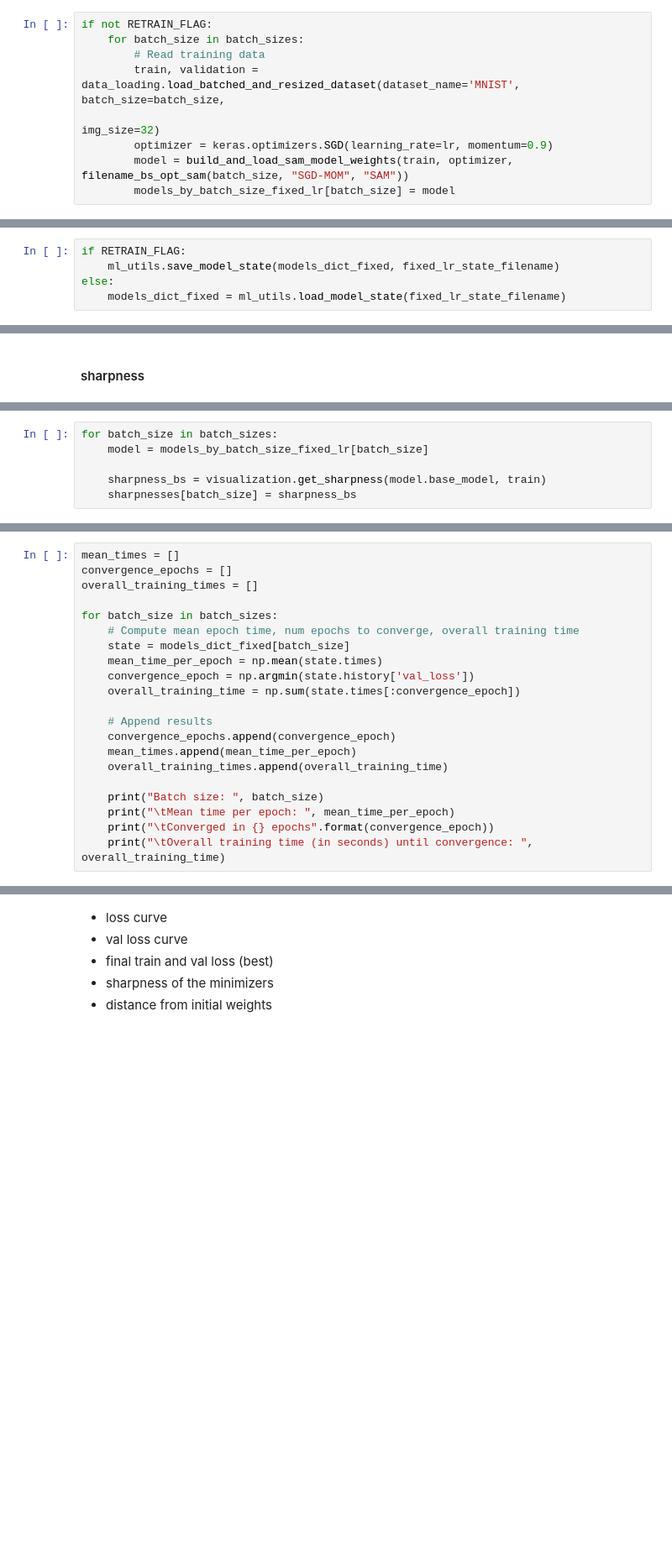
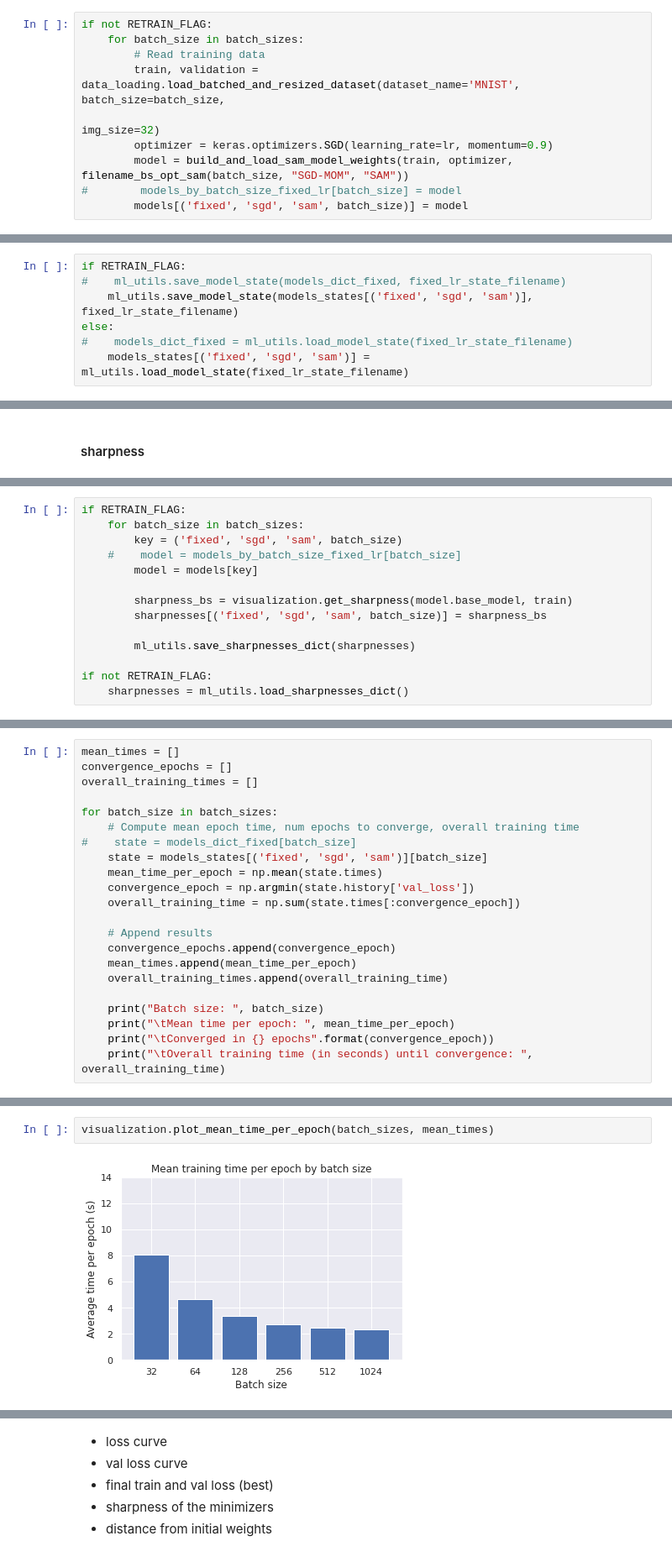
Before and after one commit to Alexanderstaehle/OM_project, a Jupyter notebook: experiments_tf.ipynb, the cells around one changed output, grey strips where cells are left out. Shown: that part at 84% size. Cells and saved outputs as stored; diff of their text form; blank space fills up the shorter version.

```diff
--- a/experiments_tf.ipynb
+++ b/experiments_tf.ipynb
@@ -82,6 +105,7 @@ if not RETRAIN_FLAG:
                                                                           img_size=32)
         optimizer = keras.optimizers.SGD(learning_rate=lr, momentum=0.9)
         model = build_and_load_sam_model_weights(train, optimizer, filename_bs_opt_sam(batch_size, "SGD-MOM", "SAM"))
-        models_by_batch_size_fixed_lr[batch_size] = model
+#        models_by_batch_size_fixed_lr[batch_size] = model
+        models[('fixed', 'sgd', 'sam', batch_size)] = model
 # %%
 if RETRAIN_FLAG:
@@ -140,7 +129,9 @@ Epoch 10: val_loss improved from 0.46614 to 0.43387, saving model to tmp/model_f
 fixed_lr_state_filename = 'model_fixed_lr_diff_bs_state'
 # %%
 if RETRAIN_FLAG:
-    ml_utils.save_model_state(models_dict_fixed, fixed_lr_state_filename)
+#    ml_utils.save_model_state(models_dict_fixed, fixed_lr_state_filename)
+    ml_utils.save_model_state(models_states[('fixed', 'sgd', 'sam')], fixed_lr_state_filename)
 else:
-    models_dict_fixed = ml_utils.load_model_state(fixed_lr_state_filename)
+#    models_dict_fixed = ml_utils.load_model_state(fixed_lr_state_filename)
+    models_states[('fixed', 'sgd', 'sam')] = ml_utils.load_model_state(fixed_lr_state_filename)
 # %%
@@ -155,6 +145,14 @@ sharpnesses = {}
 # %%
-for batch_size in batch_sizes:
-    model = models_by_batch_size_fixed_lr[batch_size]
+if RETRAIN_FLAG:
+    for batch_size in batch_sizes:
+        key = ('fixed', 'sgd', 'sam', batch_size)
+    #    model = models_by_batch_size_fixed_lr[batch_size]
+        model = models[key]
 
-    sharpness_bs = visualization.get_sharpness(model.base_model, train)
-    sharpnesses[batch_size] = sharpness_bs
+        sharpness_bs = visualization.get_sharpness(model.base_model, train)
+        sharpnesses[('fixed', 'sgd', 'sam', batch_size)] = sharpness_bs
+
+        ml_utils.save_sharpnesses_dict(sharpnesses)
+
+if not RETRAIN_FLAG:
+    sharpnesses = ml_utils.load_sharpnesses_dict()
@@ -325,7 +189,8 @@ overall_training_times = []
 
 for batch_size in batch_sizes:
     # Compute mean epoch time, num epochs to converge, overall training time
-    state = models_dict_fixed[batch_size]
+#    state = models_dict_fixed[batch_size]
+    state = models_states[('fixed', 'sgd', 'sam')][batch_size]
     mean_time_per_epoch = np.mean(state.times)
     convergence_epoch = np.argmin(state.history['val_loss'])
     overall_training_time = np.sum(state.times[:convergence_epoch])
@@ -392,0 +225,4 @@ plt.savefig('graphs/overall_training_time_by_batch_size')
+# %%
+visualization.plot_mean_time_per_epoch(batch_sizes, mean_times)
+# %% [output]
+[figure, added]
```
Also changed, not shown: parts of 40 cells of this notebook.
